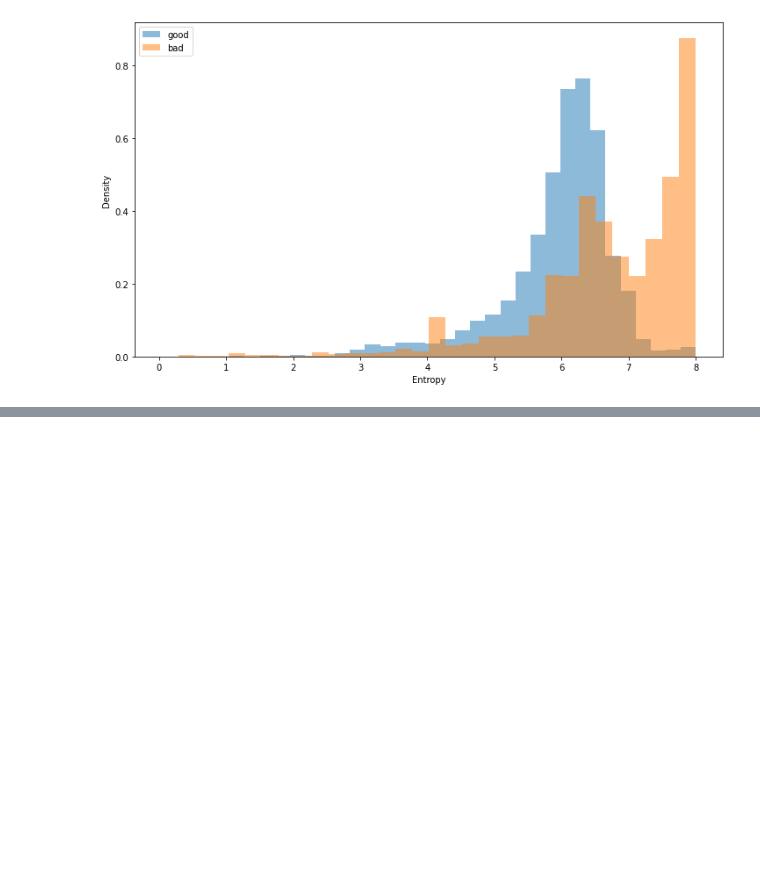
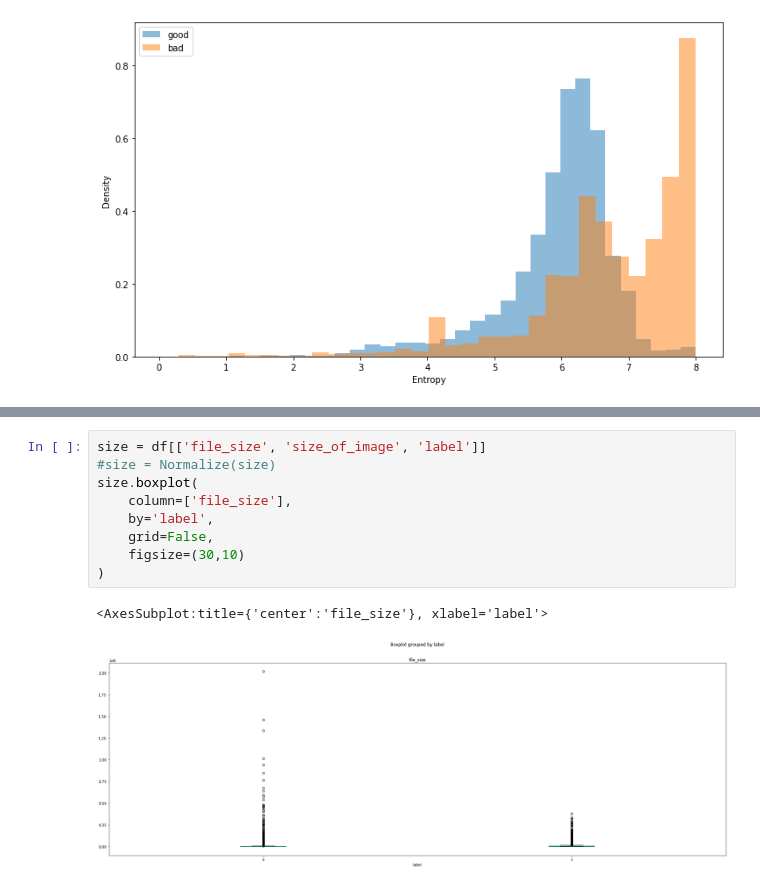
Before and after one commit to bmcder02/PE-ML, a Jupyter notebook: visualization.ipynb, the cells around one changed output, grey strips where cells are left out. Cells and saved outputs as stored; diff of their text form; blank space fills up the shorter version.

```diff
--- a/visualization.ipynb
+++ b/visualization.ipynb
@@ -94,0 +135,12 @@ df.head()
+# %%
+size = df[['file_size', 'size_of_image', 'label']]
+#size = Normalize(size)
+size.boxplot(
+    column=['file_size'],
+    by='label',
+    grid=False,
+    figsize=(30,10)
+)
+# %% [output]
+<AxesSubplot:title={'center':'file_size'}, xlabel='label'>
+[figure, added]
```
Also changed, not shown: parts of 10 cells of this notebook, 1 other file.
